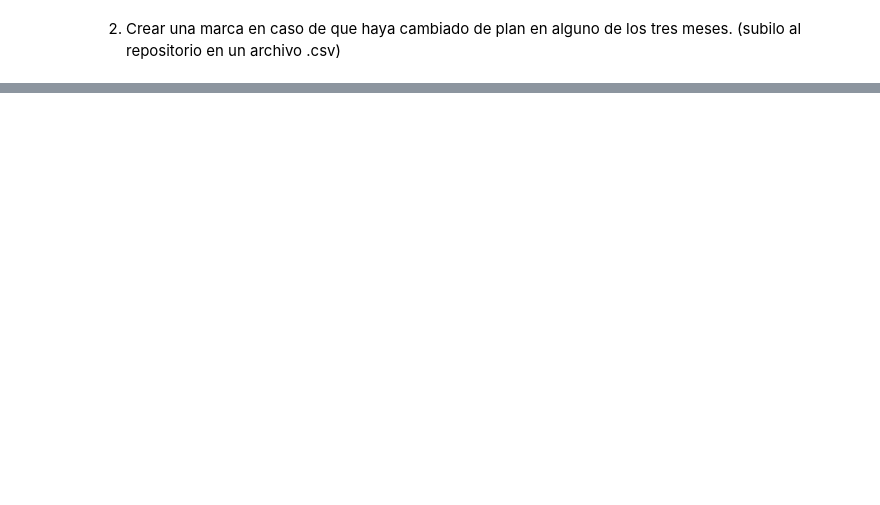
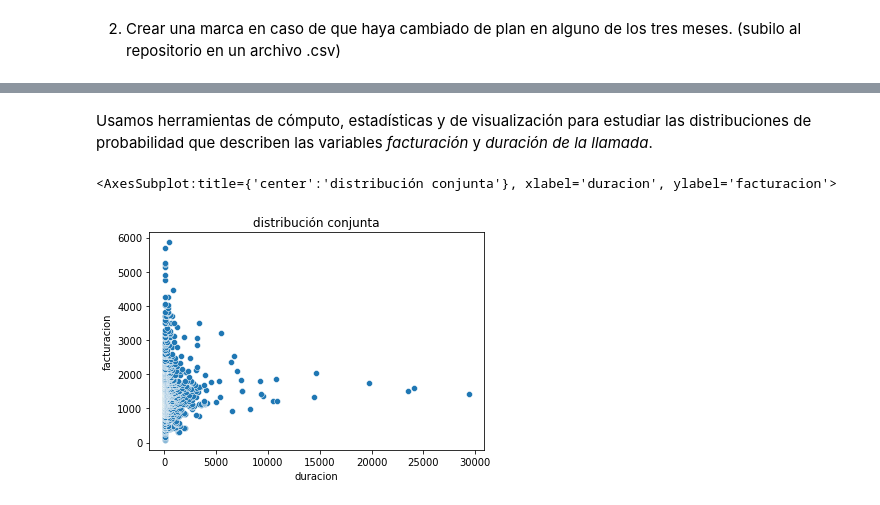
Before and after one commit to PabloBrianese/Telecom, a Jupyter notebook: Untitled.ipynb, the cells around one changed output, grey strips where cells are left out. Cells and saved outputs as stored; diff of their text form; code cells hidden in the pictures; blank space fills up the shorter version.

```diff
--- a/Untitled.ipynb
+++ b/Untitled.ipynb
@@ -77,0 +223,10 @@ with sqlite3.connect('file:telecom.db?mode=ro', uri=True) as con:
+# %%
+with sqlite3.connect('file:telecom.db?mode=ro', uri=True) as con:
+  cur = con.cursor()
+
+  query = cur.execute("SELECT * FROM facturacion_en_trimestre;")
+
+  column_names = tuple(row[0] for row in query.description)
+  rows = query.fetchall()
+
+  pprint([column_names] + rows)
@@ -77,0 +253,18 @@ with sqlite3.connect('file:telecom.db?mode=ro', uri=True) as con:
+# %%
+with sqlite3.connect('file:telecom.db?mode=ro', uri=True) as con:
+  cur = con.cursor()
+
+  query = cur.execute("""
+    SELECT
+      facturacion_en_trimestre,
+      duracion_llamadas_minutos_en_trimestre
+    FROM facturacion_en_trimestre AS f
+    INNER JOIN duracion_llamadas_minutos_en_trimestre AS l
+    ON f.nro_cliente = l.nro_cliente
+    ORDER BY facturacion_en_trimestre;
+  """)
+
+  column_names = tuple(row[0] for row in query.description)
+  rows = query.fetchall()
+
+  pprint([column_names] + rows)
@@ -77,0 +289,20 @@ with sqlite3.connect('file:telecom.db?mode=ro', uri=True) as con:
+# %% [markdown]
+Usamos herramientas de cómputo, estadísticas y de visualización para estudiar las distribuciones de probabilidad que describen las variables _facturación_ y _duración de la llamada_.
+# %%
+import numpy as np
+from scipy import stats
+from matplotlib import pyplot as plt
+import seaborn as sns
+
+facturaciones = tuple(row[0] for row in rows)
+duraciones = tuple(row[1] for row in rows)
+# %%
+plt.title('distribución conjunta')
+
+plt.xlabel('duracion')
+plt.ylabel('facturacion')
+
+sns.scatterplot(x=duraciones, y=facturaciones)
+# %% [output]
+<AxesSubplot:title={'center':'distribución conjunta'}, xlabel='duracion', ylabel='facturacion'>
+[figure, added]
```
Also changed, not shown: parts of 24 cells of this notebook, 3 other files.
